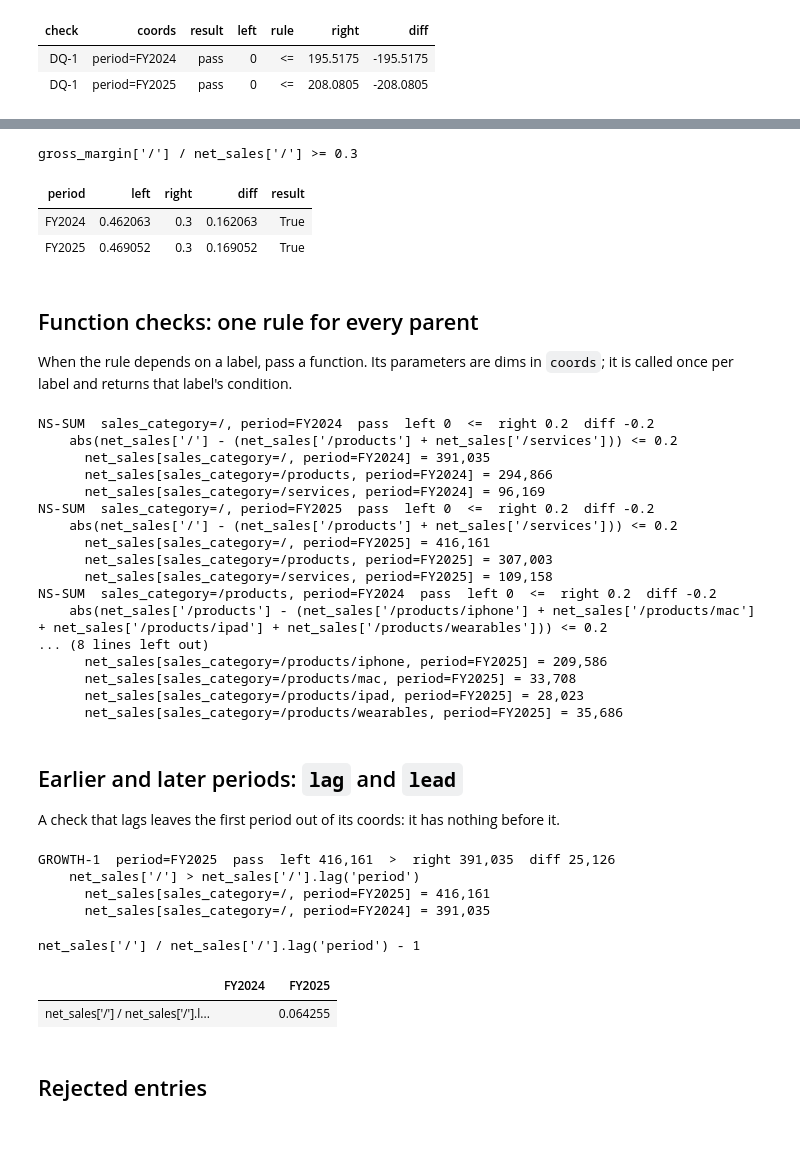
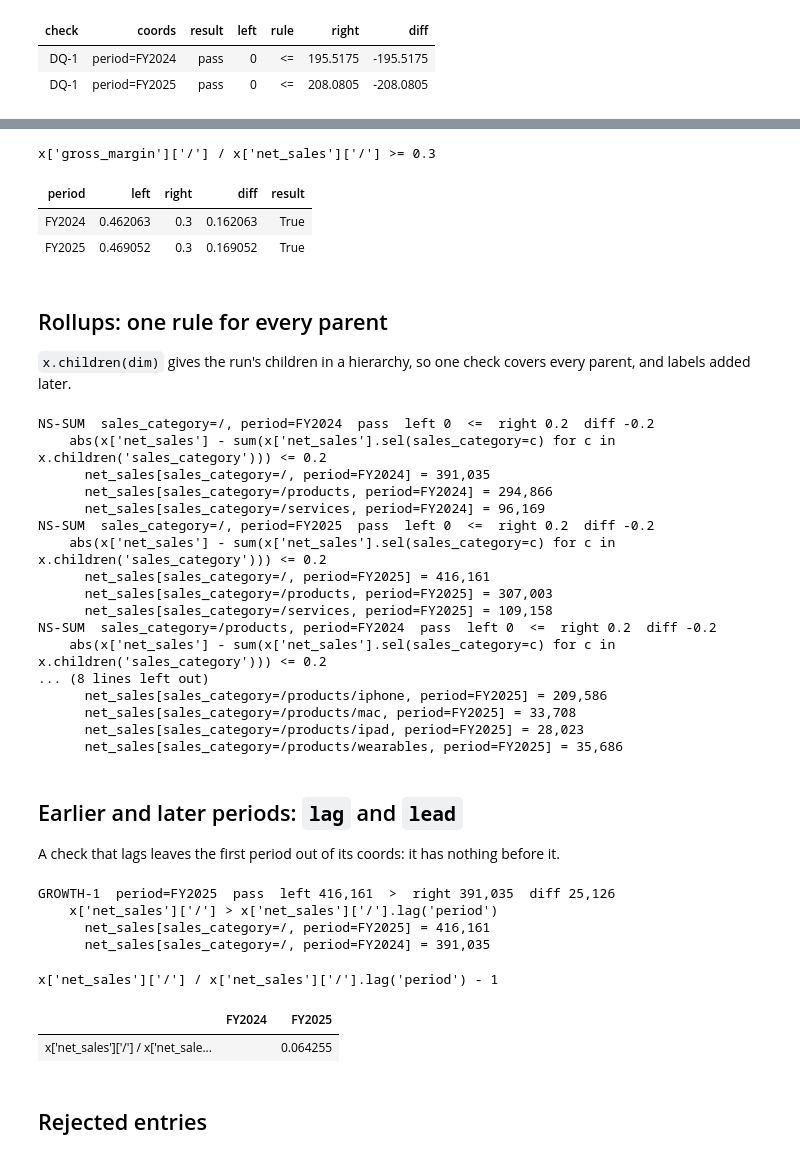
Before and after one commit to datayoga-io/tracemodel, a Jupyter notebook: apple.ipynb, the cells around one changed output, grey strips where cells are left out. Drawn from its saved outputs; the diff is of its cells as text; code cells hidden in the pictures.

```diff
--- a/apple.ipynb
+++ b/apple.ipynb
@@ -354,13 +354,13 @@ model.entry("net_sales", sales_category="/", period="FY2024").history
 # %% [markdown]
 Change the check and re-run: `add_check` replaces DQ-1 in place.
 # %%
-# A relative tolerance is just an expression: within 0.05% of the total
+# A relative tolerance is just arithmetic: within 0.05% of the total
 model.add_check("DQ-1",
     coords={"period": tm.ANY},
-    expect=abs(
-        model["net_sales"]["/"]
-        - (model["net_sales"]["/products"] + model["net_sales"]["/services"])
-    ) <= 0.0005 * model["net_sales"]["/"],
+    expect=lambda x: abs(
+        x["net_sales"]["/"]
+        - (x["net_sales"]["/products"] + x["net_sales"]["/services"])
+    ) <= 0.0005 * x["net_sales"]["/"],
 )
 model.check()
 # %% [output]
@@ -375,17 +375,14 @@ model.check()
 # %%
-ns = model["net_sales"]
-gm = model["gross_margin"]
-
 # Sign rule: every sales figure is non-negative
 model.add_check("SIGN-1",
     coords={"sales_category": tm.ANY, "period": tm.ANY},
-    expect=ns >= 0,
+    expect=lambda x: x["net_sales"] >= 0,
 )
 
 # Range: total gross margin between 30% and 60% of sales
 model.add_check("RANGE-1",
     coords={"period": tm.ANY},
-    expect=(gm["/"] / ns["/"] >= 0.30) & (gm["/"] / ns["/"] <= 0.60),
+    expect=lambda x: 0.30 <= x["gross_margin"]["/"] / x["net_sales"]["/"] <= 0.60,
 )
 
 model.check()
@@ -411,40 +408,37 @@ model.check()
 # %%
-# Display a condition to see each side and the result per coord
-gm["/"] / ns["/"] >= 0.30
+# Evaluate a comparison to see each side and the result per coord
+model.evaluate(lambda x: x["gross_margin"]["/"] / x["net_sales"]["/"] >= 0.30)
 # %% [output]
-gross_margin['/'] / net_sales['/'] >= 0.3
+x['gross_margin']['/'] / x['net_sales']['/'] >= 0.3
 | period | left | right | diff | result |
 | FY2024 | 0.462063 | 0.3 | 0.162063 | True |
 | FY2025 | 0.469052 | 0.3 | 0.169052 | True |
 # %% [markdown]
-## Function checks: one rule for every parent
+## Rollups: one rule for every parent
 
-When the rule depends on a label, pass a function. Its parameters are dims in `coords`; it is called once per label and returns that label's condition.
+`x.children(dim)` gives the run's children in a hierarchy, so one check covers every parent, and labels added later.
 # %%
-ns = model["net_sales"]
-sales = model.dimensions["sales_category"].hierarchy
-
 model.add_check("NS-SUM",
     coords={"sales_category": ["/", "/products"], "period": tm.ANY},
-    expect=lambda sales_category: abs(
-        ns[sales_category] - sum(ns[c] for c in sales.children(sales_category))
+    expect=lambda x: abs(
+        x["net_sales"] - sum(x["net_sales"].sel(sales_category=c) for c in x.children("sales_category"))
     ) <= 0.2,
     description="Each category = the sum of its children",
 )
 print(model.check().explain("NS-SUM"))
 # %% [output]
 NS-SUM  sales_category=/, period=FY2024  pass  left 0  <=  right 0.2  diff -0.2
-    abs(net_sales['/'] - (net_sales['/products'] + net_sales['/services'])) <= 0.2
+    abs(x['net_sales'] - sum(x['net_sales'].sel(sales_category=c) for c in x.children('sales_category'))) <= 0.2
       net_sales[sales_category=/, period=FY2024] = 391,035
       net_sales[sales_category=/products, period=FY2024] = 294,866
       net_sales[sales_category=/services, period=FY2024] = 96,169
 NS-SUM  sales_category=/, period=FY2025  pass  left 0  <=  right 0.2  diff -0.2
-    abs(net_sales['/'] - (net_sales['/products'] + net_sales['/services'])) <= 0.2
+    abs(x['net_sales'] - sum(x['net_sales'].sel(sales_category=c) for c in x.children('sales_category'))) <= 0.2
       net_sales[sales_category=/, period=FY2025] = 416,161
       net_sales[sales_category=/products, period=FY2025] = 307,003
       net_sales[sales_category=/services, period=FY2025] = 109,158
 NS-SUM  sales_category=/products, period=FY2024  pass  left 0  <=  right 0.2  diff -0.2
-    abs(net_sales['/products'] - (net_sales['/products/iphone'] + net_sales['/products/mac'] + net_sales['/products/ipad'] + net_sales['/products/wearables'])) <= 0.2
+    abs(x['net_sales'] - sum(x['net_sales'].sel(sales_category=c) for c in x.children('sales_category'))) <= 0.2
 ... (8 lines left out)
       net_sales[sales_category=/products/iphone, period=FY2025] = 209,586
       net_sales[sales_category=/products/mac, period=FY2025] = 33,708
@@ -455,26 +449,24 @@ NS-SUM  sales_category=/products, period=FY2024  pass  left 0  <=  right 0.2  di
 
 A check that lags leaves the first period out of its coords: it has nothing before it.
 # %%
-ns = model["net_sales"]
-
 model.add_check("GROWTH-1",
     coords={"period": model.dimensions["period"].coords[1:]},   # FY2025 only
-    expect=ns["/"] > ns["/"].lag("period"),
+    expect=lambda x: x["net_sales"]["/"] > x["net_sales"]["/"].lag("period"),
     description="Total net sales grew",
 )
 print(model.check().explain("GROWTH-1"))
 # %% [output]
 GROWTH-1  period=FY2025  pass  left 416,161  >  right 391,035  diff 25,126
-    net_sales['/'] > net_sales['/'].lag('period')
+    x['net_sales']['/'] > x['net_sales']['/'].lag('period')
       net_sales[sales_category=/, period=FY2025] = 416,161
       net_sales[sales_category=/, period=FY2024] = 391,035
 # %%
 # Year-over-year growth; FY2024 is blank, it has no prior year
-ns["/"] / ns["/"].lag("period") - 1
+model.evaluate(lambda x: x["net_sales"]["/"] / x["net_sales"]["/"].lag("period") - 1)
 # %% [output]
-net_sales['/'] / net_sales['/'].lag('period') - 1
+x['net_sales']['/'] / x['net_sales']['/'].lag('period') - 1
 |  | FY2024 | FY2025 |
-| net_sales['/'] / net_sales['/'].l... |  | 0.064255 |
+| x['net_sales']['/'] / x['net_sale... |  | 0.064255 |
 # %% [markdown]
 ## Rejected entries
 # %%
```
Also changed, not shown: parts of 15 cells of this notebook, 6 other files.
